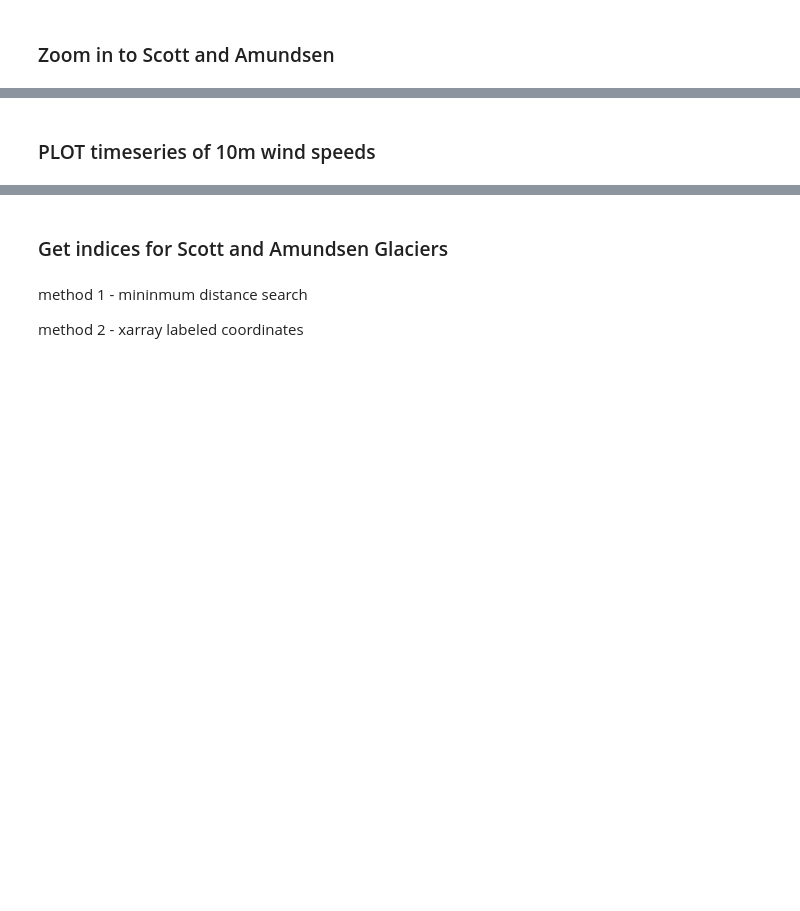
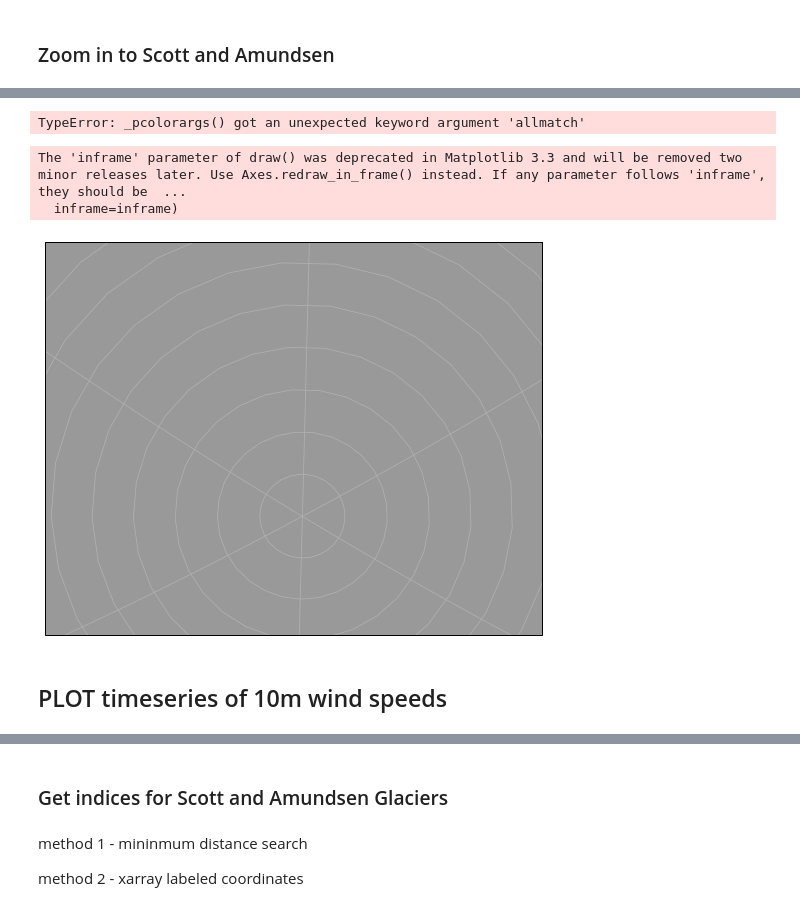
Before and after one commit to ldeo-glaciology/pangeo-AMPS, a Jupyter notebook: test_plot_AMPS_scottglacier_winds.ipynb, the cells around one changed output, grey strips where cells are left out. Drawn from its saved outputs; the diff is of its cells as text; code cells hidden in the pictures; blank space fills up the shorter version.

```diff
--- a/test_plot_AMPS_scottglacier_winds.ipynb
+++ b/test_plot_AMPS_scottglacier_winds.ipynb
@@ -68,5 +225,37 @@ same but take mean first...
+# %%
+import cmocean
+plt.rcParams['font.size'] = 16
+
+def plot(da, clip_extent=True, **kwargs):
+    xdim = 'XC' if 'i' in da.dims else 'lon'
+    ydim = 'YC' if 'j' in da.dims else 'lat'
+
+    fig = plt.figure(figsize=(8, 6))
+    ax = fig.add_axes([0, 0.02, 1, 0.91],
+                      projection=ccrs.Orthographic(central_lon, central_lat))
+    ax.background_patch.set_facecolor('0.6')
+    if clip_extent:
+        ax.set_extent(extent, crs=ccrs.PlateCarree())
+    gl = ax.gridlines()
+
+    da.plot(ax=ax, x=xdim, y=ydim, transform=ccrs.PlateCarree(), **kwargs)
+    ax.set_title(f'LLC4320 {da.long_name} | {location}')
+
+#     logo_axis = fig.add_axes([0.81, 0.017, 0.12, 0.05])
+#     fig.text(0.815, 0.1, f'© Ryan Abernathey\n{year} CC BY',
+#              fontdict={'size': 11})
+#     logo_axis.imshow(logo_img, interpolation='hanning')
+#     logo_axis.axis('off')
+
+plot(ds.SST.mean('time'), center=False, robust=True, # cmap=cmocean.cm.thermal,
+     cbar_kwargs={'shrink': 0.5})
+# %% [output]
+TypeError: _pcolorargs() got an unexpected keyword argument 'allmatch'
+The 'inframe' parameter of draw() was deprecated in Matplotlib 3.3 and will be removed two minor releases later. Use Axes.redraw_in_frame() instead. If any parameter follows 'inframe', they should be  ...
+  inframe=inframe)
+[figure, added]
 # %% [markdown]
-### PLOT timeseries of 10m wind speeds
+## PLOT timeseries of 10m wind speeds
 # %%
 print(ds.lon.shape)
 print(ds.lat.shape)
```
Also changed, not shown: parts of 26 cells of this notebook, 1 other file.
